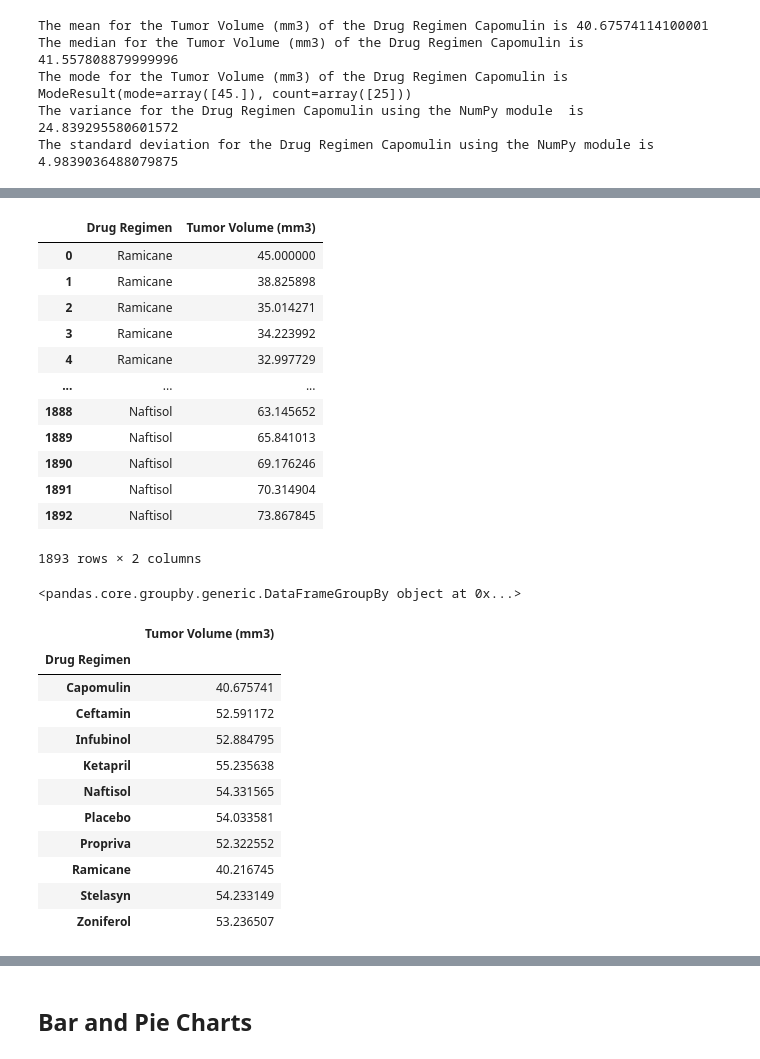
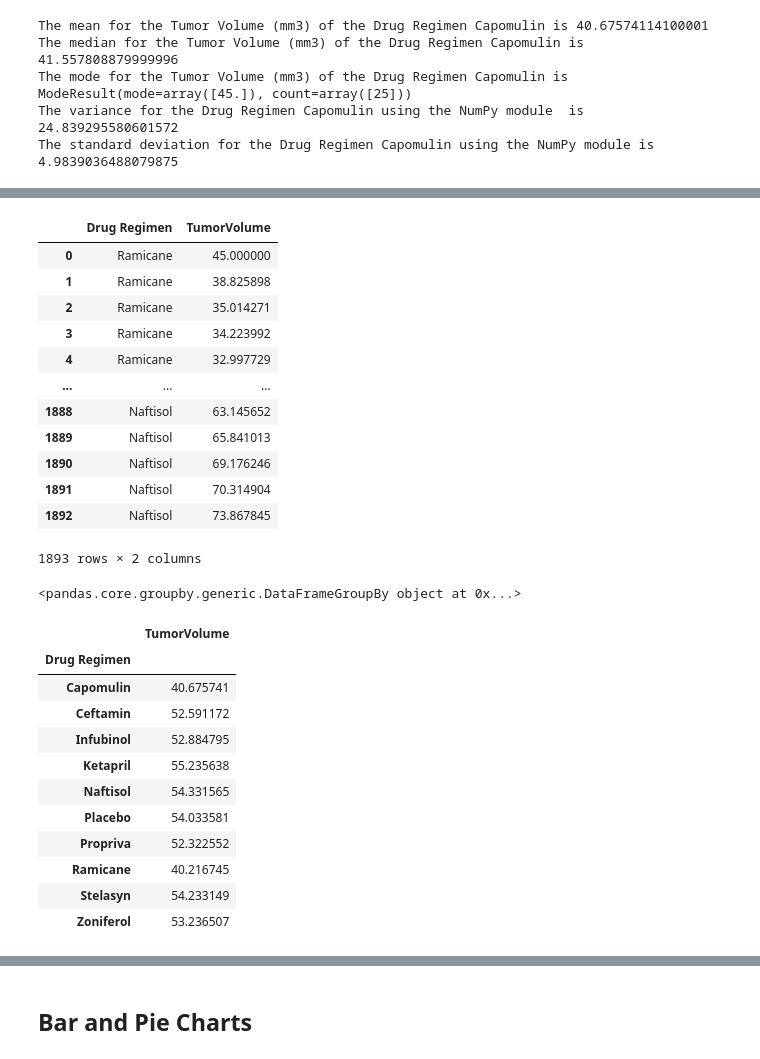
Before and after one commit to lgrayes/matplotlib-challenge, a Jupyter notebook: Pymaceuticals/matTest01.ipynb, the cells around one changed output, grey strips where cells are left out. Saved outputs shown, nothing was run; the diff lists cells and outputs as text; code cells hidden in the pictures.

```diff
--- a/Pymaceuticals/matTest01.ipynb
+++ b/Pymaceuticals/matTest01.ipynb
@@ -354,0 +335,3 @@ The standard deviation for the Drug Regimen Capomulin using the NumPy module is
+# %%
+renamed_Vol = merge1_df.rename(columns={"Tumor Volume (mm3)" : "TumorVolume"})
+renamed_Vol
@@ -355,8 +352,8 @@ The standard deviation for the Drug Regimen Capomulin using the NumPy module is
 # %%
-regimen_df = merge1_df[["Drug Regimen", "Tumor Volume (mm3)"]]
+regimen_df = renamed_Vol[["Drug Regimen", "TumorVolume"]]
 regimen_df
 # %% [output]
-|  | Drug Regimen | Tumor Volume (mm3) |
+|  | Drug Regimen | TumorVolume |
 | 0 | Ramicane | 45.000000 |
 | 1 | Ramicane | 38.825898 |
 | 2 | Ramicane | 35.014271 |
@@ -376,7 +373,7 @@ print (grouped_regimen2_df)
 grouped_regimen2_df.mean()
 # %% [output]
 <pandas.core.groupby.generic.DataFrameGroupBy object at 0x...>
-|  | Tumor Volume (mm3) |
+|  | TumorVolume |
 | Drug Regimen |  |
 | Capomulin | 40.675741 |
 | Ceftamin | 52.591172 |
```
Also changed, not shown: parts of 9 cells of this notebook.
